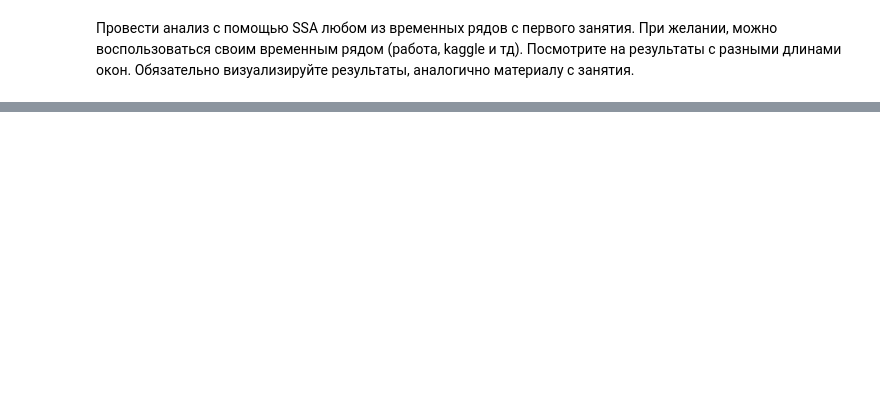
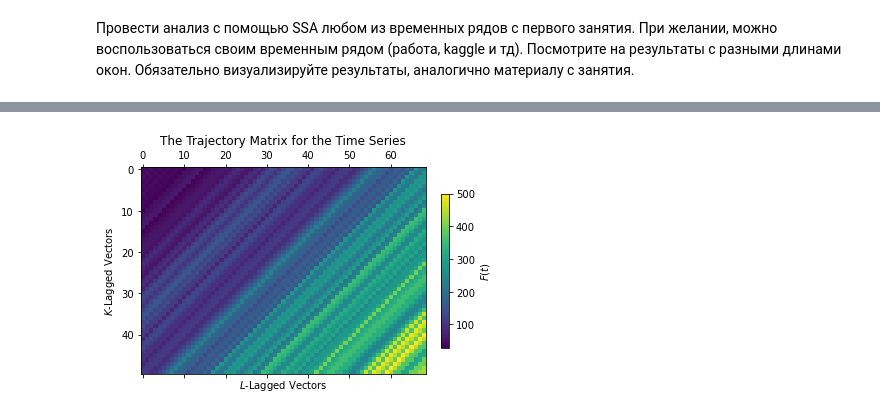
Before and after one commit to aluadev/time_series, a Jupyter notebook: 3_SSA.ipynb, the cells around one changed output, grey strips where cells are left out. Drawn from its saved outputs; the diff is of its cells as text; code cells hidden in the pictures; blank space fills up the shorter version.

```diff
--- a/3_SSA.ipynb
+++ b/3_SSA.ipynb
@@ -32,0 +32,2 @@ with plt.style.context('bmh'):
+# %%
+L = Я 60 # The window length.
@@ -32,0 +39,2 @@ with plt.style.context('bmh'):
+# %%
+K = N - L + 1 # The number of columns in the trajectory matrix.
@@ -32,0 +57,5 @@ with plt.style.context('bmh'):
+# %%
+# Create the trajectory matrix by pulling the relevant subseries of F,
+#and stacking them as columns.
+X = np.column_stack([robberies_in_boston.Count[i:i+L] for i in range(0,K)])
+# Note: the i+L above gives us up to i+L-1, as numpy array upper bounds are exclusive.
@@ -32,0 +72,9 @@ with plt.style.context('bmh'):
+# %%
+ax = plt.matshow(X)
+plt.xlabel("$L$-Lagged Vectors")
+plt.ylabel("$K$-Lagged Vectors")
+plt.colorbar(ax.colorbar, fraction=0.025)
+ax.colorbar.set_label("$F(t)$")
+plt.title("The Trajectory Matrix for the Time Series");
+# %% [output]
+[figure, added]
```
Also changed, not shown: parts of 16 cells of this notebook.
